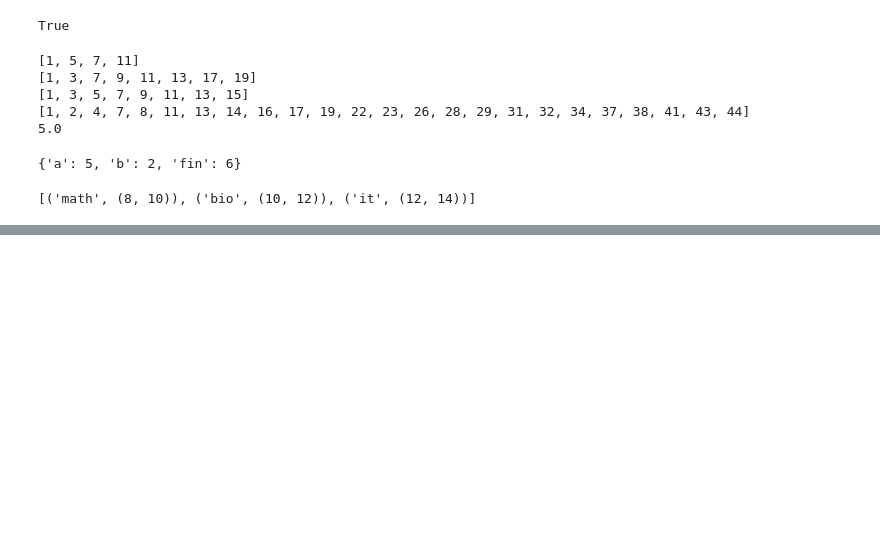
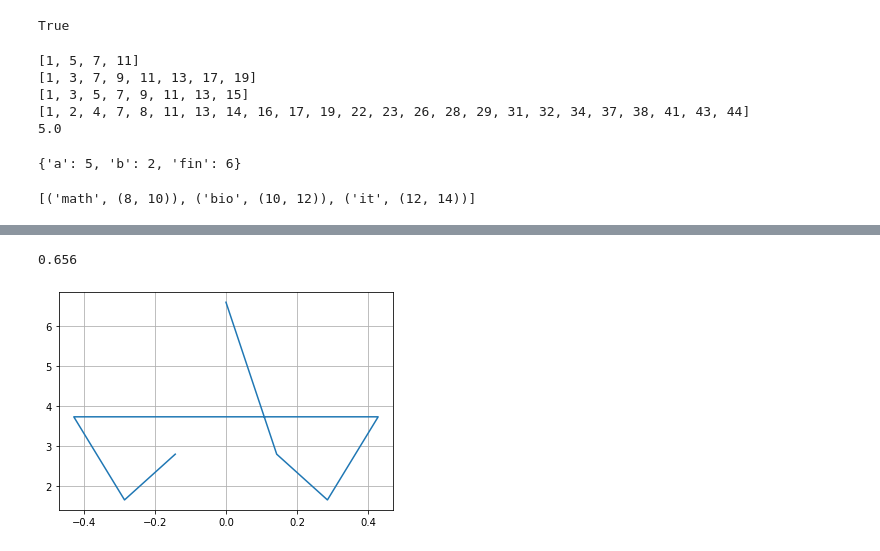
Before and after one commit to Unilmalas/TextAI, a Jupyter notebook: snippets 43.ipynb, the cells around one changed output, grey strips where cells are left out. Saved outputs shown, nothing was run; the diff lists cells and outputs as text; code cells hidden in the pictures; blank space fills up the shorter version.

```diff
--- a/snippets 43.ipynb
+++ b/snippets 43.ipynb
@@ -1553,0 +2376,36 @@ print(final_sts)
+# %%
+# coin boxes
+import random
+
+bxs = [[1,0,0], [1,1,0], [1,1,1]]
+
+def drd(bx):
+    return random.choice(bx)[random.randint(0, 2)]
+
+#print(drd(bxs))
+
+s = 0
+for i in range(1000):
+    if drd(bxs) == 1:
+        s += 1
+print(s/1000)
+# %% [output]
+0.656
+# %%
+# https://docs.scipy.org/doc/scipy/reference/tutorial/fft.html
+
+from scipy.fft import fft, ifft, fftfreq
+import numpy as np
+import matplotlib.pyplot as plt
+
+x = np.array([1.0, 2.0, 1.0, -1.0, 1.5, 0.1, 2.])
+y = fft(x)
+xf = fftfreq(len(x))
+
+#print(np.abs(y), xf)
+
+plt.plot(xf, np.abs(y))
+plt.grid()
+plt.show()
+# %% [output]
+[figure, added]
```
Also changed, not shown: parts of 25 cells of this notebook.
